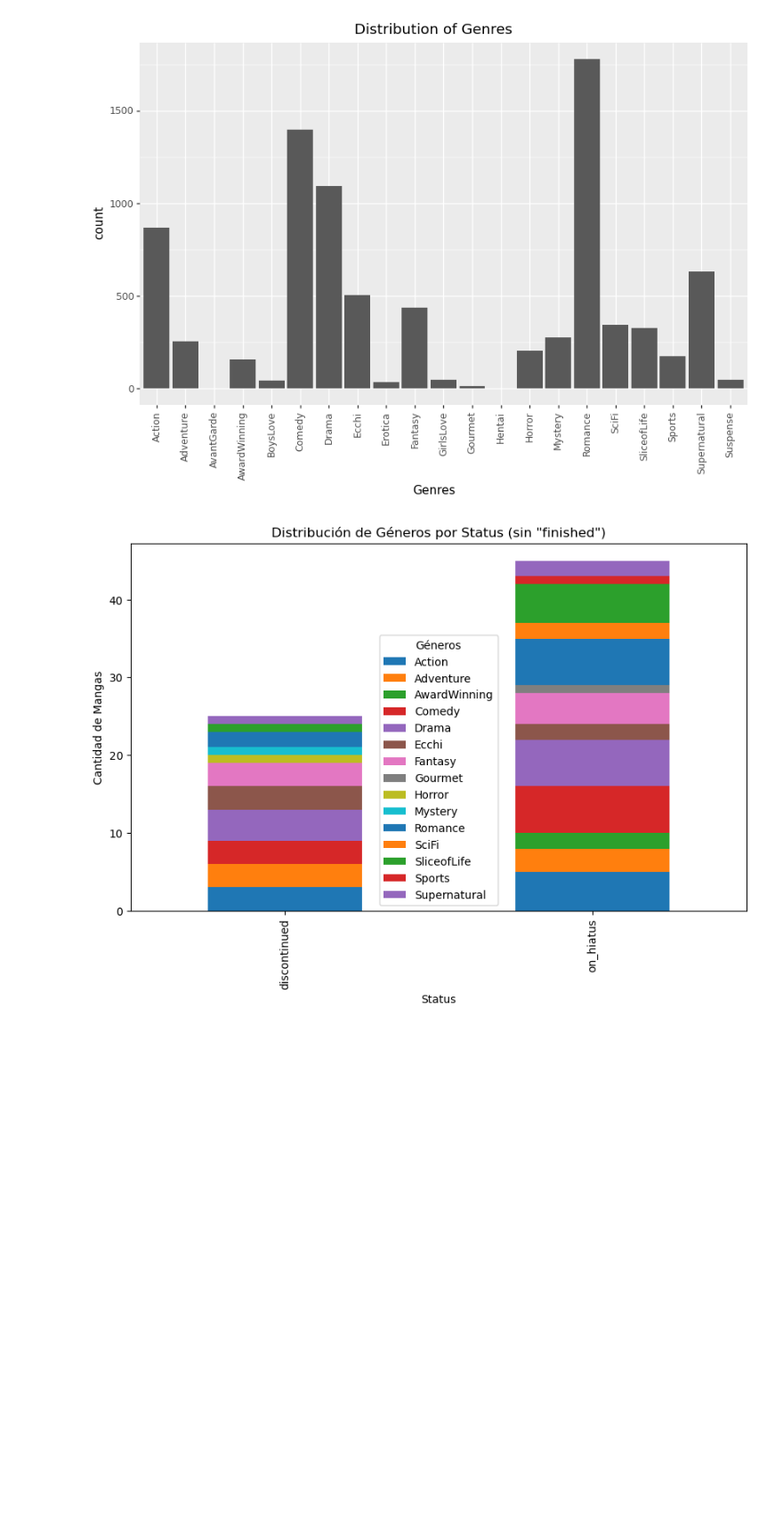
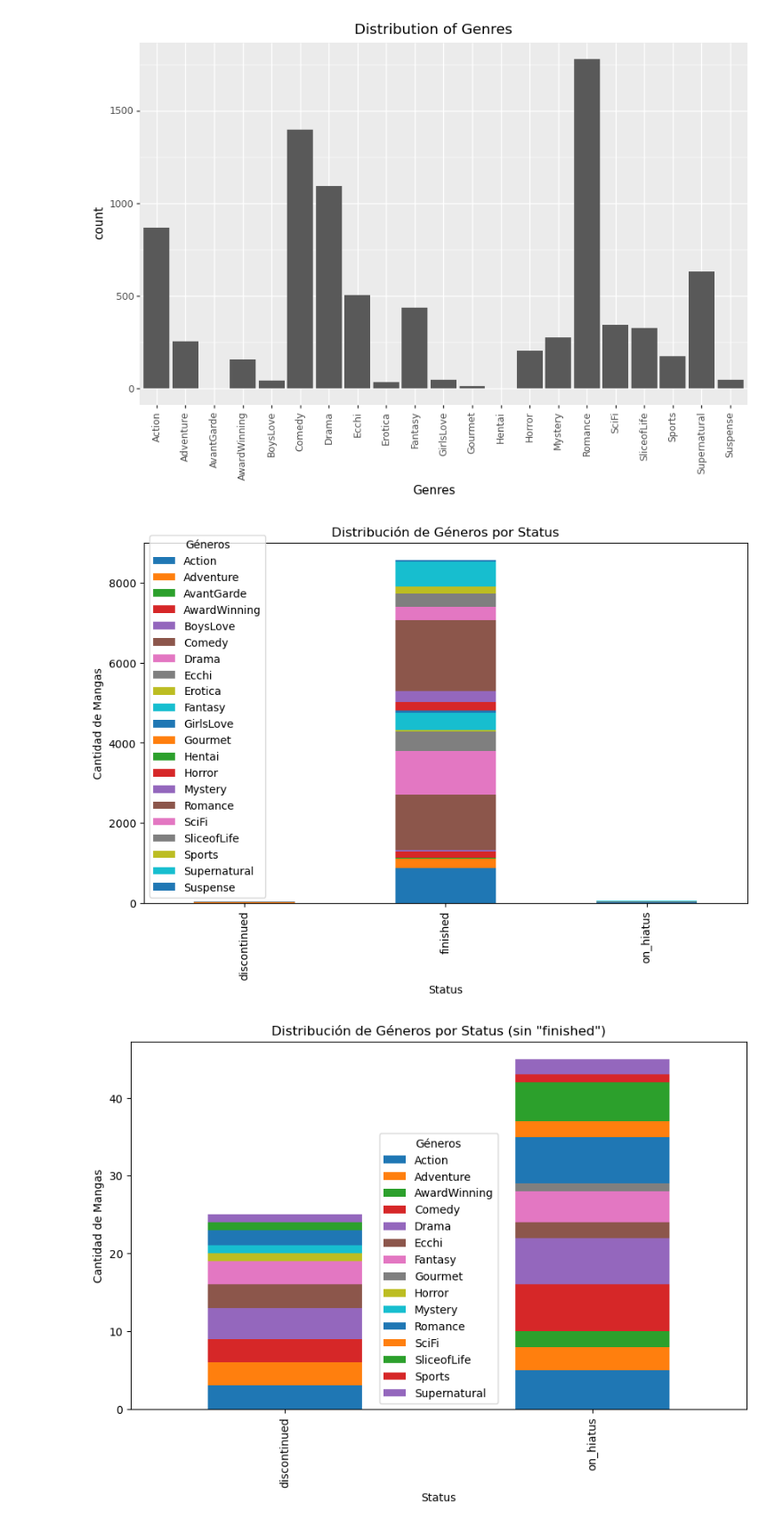
Before and after one commit to JeffersonCriollo/DataMining_machingLearing, a Jupyter notebook: proyecto-1.ipynb, the cells around one changed output. Shown at 89% size. Saved outputs shown, nothing was run; the diff lists cells and outputs as text; code cells hidden in the pictures; blank space fills up the shorter version.

```diff
--- a/proyecto-1.ipynb
+++ b/proyecto-1.ipynb
@@ -270,6 +302,20 @@ plot = plot + theme(figure_size=(10, 6))
 print(plot)
 # %% [output]
 [figure]
+# %%
+import matplotlib.pyplot as plt
+
+grupo_status_genero = dfmanga2.groupby(['status', 'genres']).size().unstack()
+
+grupo_status_genero.plot(kind='bar', stacked=True, figsize=(10, 6))
+plt.xlabel('Status')
+plt.ylabel('Cantidad de Mangas')
+plt.title('Distribución de Géneros por Status')
+plt.legend(title='Géneros')
+
+plt.show()
+# %% [output]
+[figure, added]
 # %%
 import matplotlib.pyplot as plt
 
```
Also changed, not shown: parts of 2 cells of this notebook.
